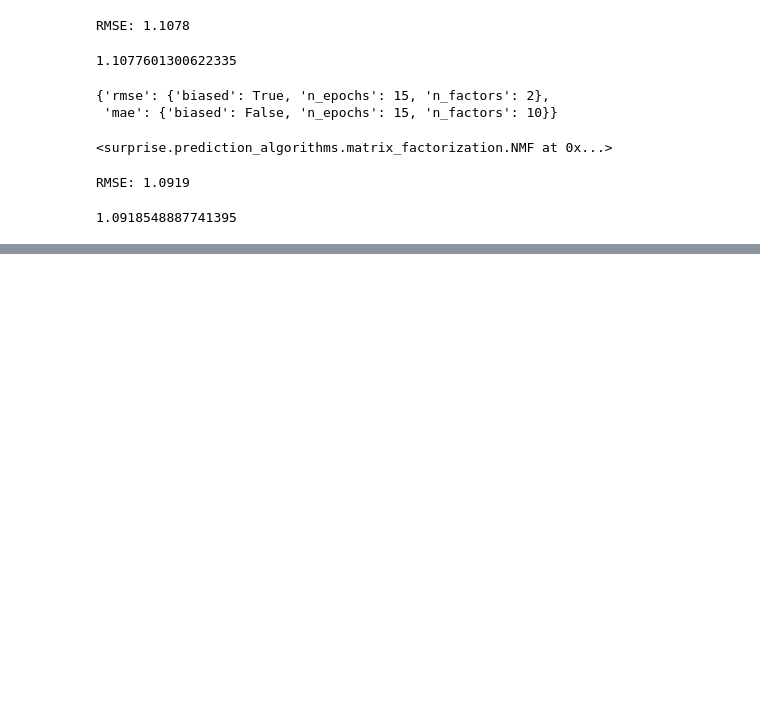
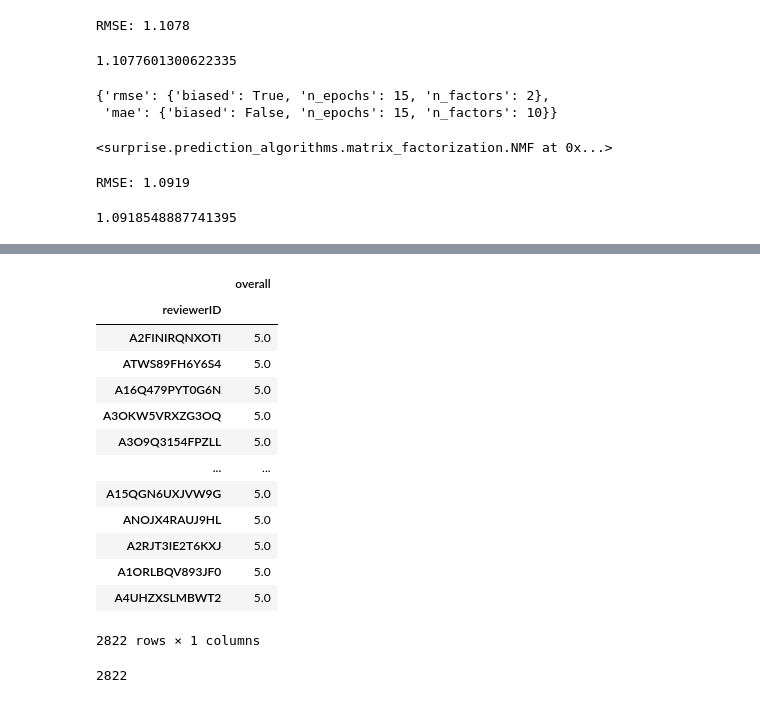
Before and after one commit to zander1268/Recommendation-Systems, a Jupyter notebook: meg_notebook.ipynb, the cells around one changed output, grey strips where cells are left out. Drawn from its saved outputs; the diff is of its cells as text; code cells hidden in the pictures; blank space fills up the shorter version.

```diff
--- a/meg_notebook.ipynb
+++ b/meg_notebook.ipynb
@@ -438,0 +460,25 @@ RMSE: 1.0919
+# %%
+#Create Series of high rating users
+high_rating_user = avg_rating_user[avg_rating_user["overall"]==5.0]
+high_rating_user
+# %% [output]
+|  | overall |
+| reviewerID |  |
+| A2FINIRQNXOTI | 5.0 |
+| ATWS89FH6Y6S4 | 5.0 |
+| A16Q479PYT0G6N | 5.0 |
+| A3OKW5VRXZG3OQ | 5.0 |
+| A3O9Q3154FPZLL | 5.0 |
+| ... | ... |
+| A15QGN6UXJVW9G | 5.0 |
+| ANOJX4RAUJ9HL | 5.0 |
+| A2RJT3IE2T6KXJ | 5.0 |
+| A1ORLBQV893JF0 | 5.0 |
+| A4UHZXSLMBWT2 | 5.0 |
+2822 rows × 1 columns
+# %%
+#Create a list of reviewer IDs that rate high
+high_rating_user_ids = list(high_rating_user.index)
+len(high_rating_user_ids)
+# %% [output]
+2822
```
Also changed, not shown: parts of 11 cells of this notebook.
